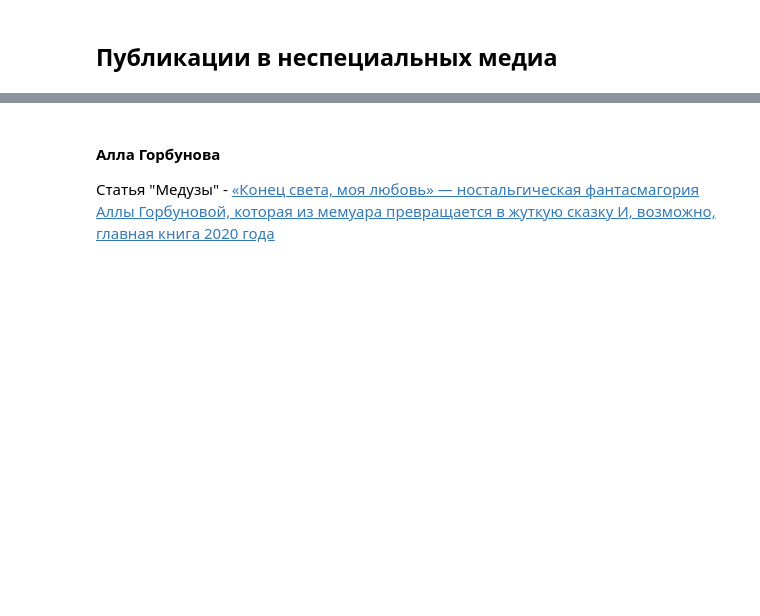
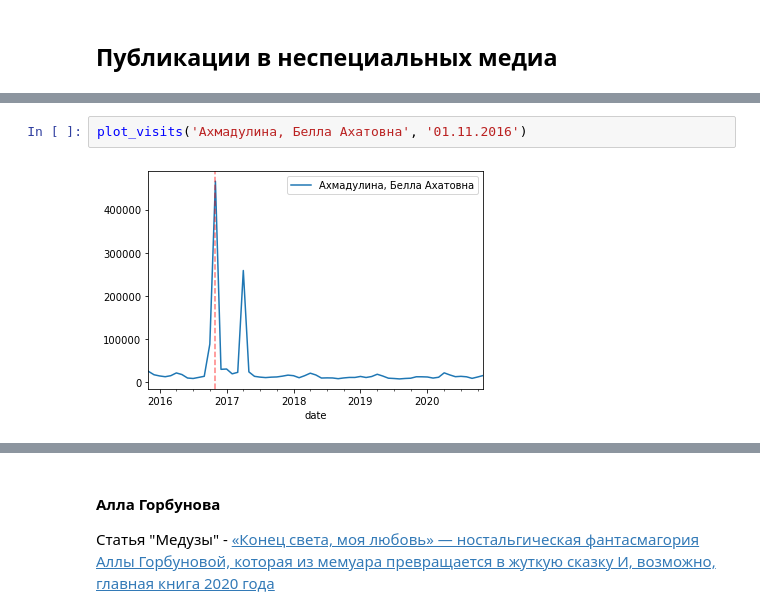
Before and after one commit to agbragin/russian-poetry-wikipedia-stats, a Jupyter notebook: 05-analysis.ipynb, the cells around one changed output, grey strips where cells are left out. Saved outputs shown, nothing was run; the diff lists cells and outputs as text; blank space fills up the shorter version.

```diff
--- a/05-analysis.ipynb
+++ b/05-analysis.ipynb
@@ -535,0 +548,4 @@ plot_visits('Миронов, Александр', '17.09.2020')
+# %%
+plot_visits('Ахмадулина, Белла Ахатовна', '01.11.2016')
+# %% [output]
+[figure, added]
```
Also changed, not shown: parts of 3 cells of this notebook.
